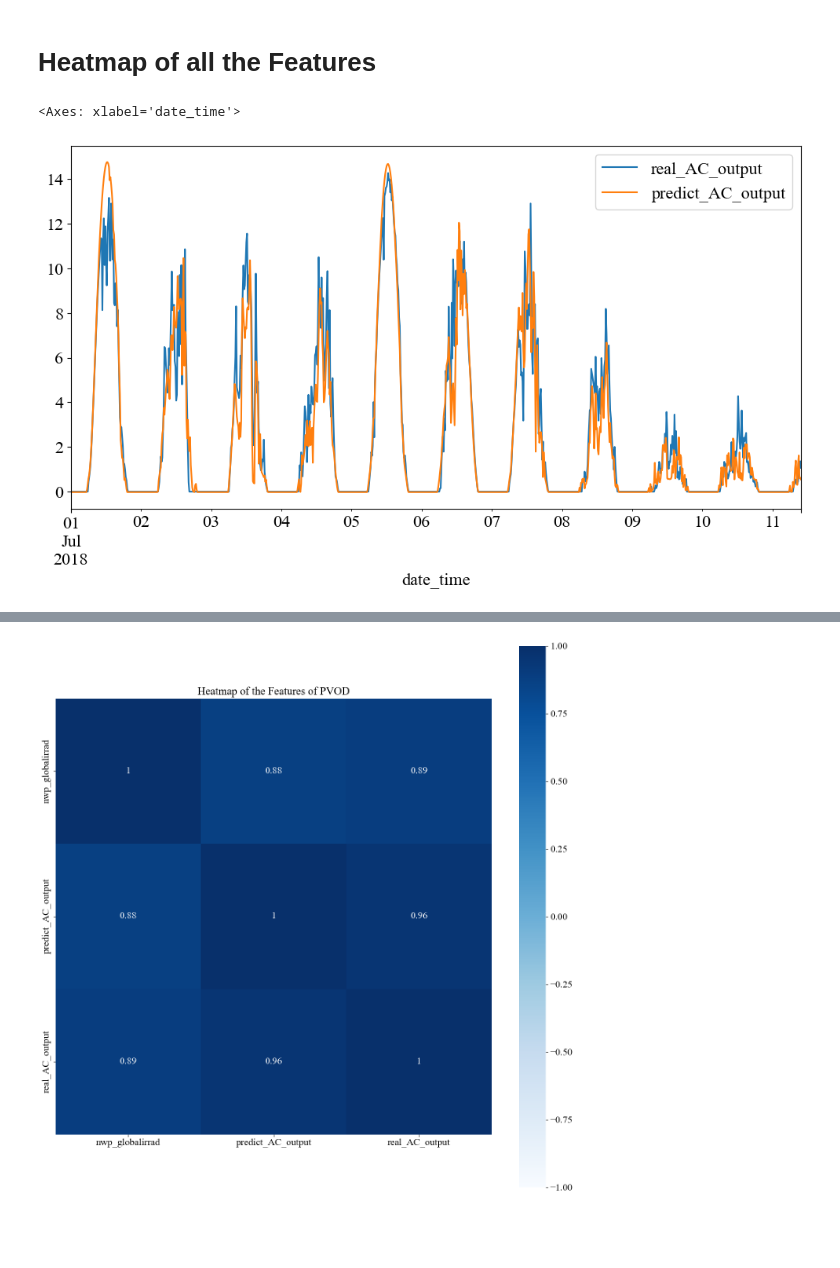
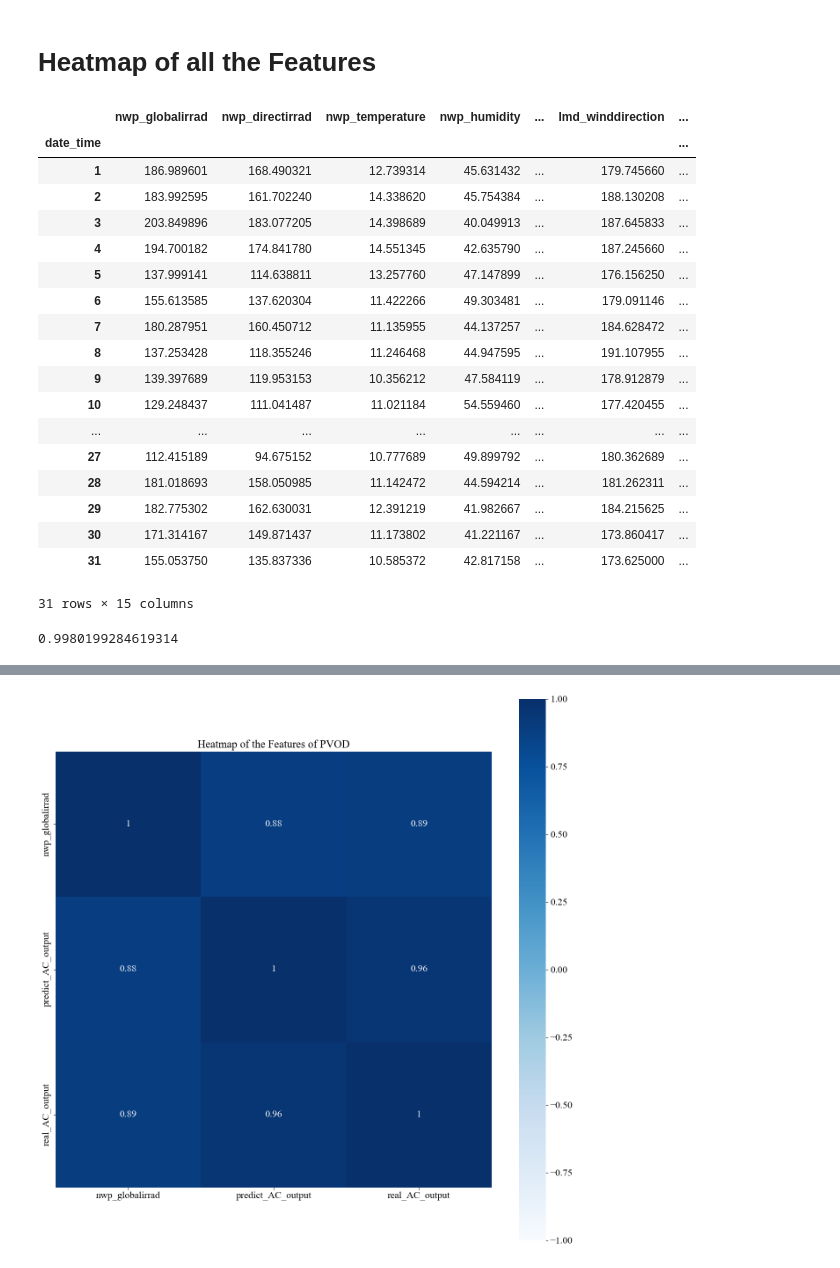
Before and after one commit to naokic3/solar_projectN, a Jupyter notebook: PVODataset/src/SampleCode.ipynb, the cells around one changed output, grey strips where cells are left out. Drawn from its saved outputs; the diff is of its cells as text; code cells hidden in the pictures; blank space fills up the shorter version.

```diff
--- a/PVODataset/src/SampleCode.ipynb
+++ b/PVODataset/src/SampleCode.ipynb
@@ -392,6 +378,6 @@ site = location.Location(lat, lon, tz='Asia/Shanghai')
 # %%
 system = PVSystem(surface_tilt=31, surface_azimuth=180,
-                          module_parameters=module_parameters,
+                          module_parameters=sapm_params,
                           inverter_parameters=inverter_parameters,
                           modules_per_string=20, strings_per_inverter=100,
                           temperature_model_parameters=temperature_model_parameters)
@@ -491,13 +473,51 @@ all_ac = all_ac.reset_index(drop=True)
 # %%
 from pvodataset import PVODataset
 
-all_ac = ((all_ac / 1e6) * 135)
+all_ac = ((all_ac / 1e6) * 125.5)
 
 
 ori_data_0['ac_output'] = all_ac.values
 all_ac.shape
+
+
 ori_data_0 = ori_data_0.rename(columns = {'power':'real_AC_output', 'ac_output':'predict_AC_output'})
-ori_data_0.iloc[:1000].plot(y=['real_AC_output', 'predict_AC_output'], figsize=(12, 6))
+
+
+monthly_sum = ori_data_0.groupby(ori_data_0.index.day).mean()
+
+monthly_sum
 # %% [output]
+|  | nwp_globalirrad | nwp_directirrad | nwp_temperature | nwp_humidity | ... | lmd_winddirection | ... |
+| date_time |  |  |  |  |  |  | ... |
+| 1 | 186.989601 | 168.490321 | 12.739314 | 45.631432 | ... | 179.745660 | ... |
+| 2 | 183.992595 | 161.702240 | 14.338620 | 45.754384 | ... | 188.130208 | ... |
+| 3 | 203.849896 | 183.077205 | 14.398689 | 40.049913 | ... | 187.645833 | ... |
+| 4 | 194.700182 | 174.841780 | 14.551345 | 42.635790 | ... | 187.245660 | ... |
+| 5 | 137.999141 | 114.638811 | 13.257760 | 47.147899 | ... | 176.156250 | ... |
+| 6 | 155.613585 | 137.620304 | 11.422266 | 49.303481 | ... | 179.091146 | ... |
+| 7 | 180.287951 | 160.450712 | 11.135955 | 44.137257 | ... | 184.628472 | ... |
+| 8 | 137.253428 | 118.355246 | 11.246468 | 44.947595 | ... | 191.107955 | ... |
+| 9 | 139.397689 | 119.953153 | 10.356212 | 47.584119 | ... | 178.912879 | ... |
+| 10 | 129.248437 | 111.041487 | 11.021184 | 54.559460 | ... | 177.420455 | ... |
+| ... | ... | ... | ... | ... | ... | ... | ... |
+| 27 | 112.415189 | 94.675152 | 10.777689 | 49.899792 | ... | 180.362689 | ... |
+| 28 | 181.018693 | 158.050985 | 11.142472 | 44.594214 | ... | 181.262311 | ... |
+| 29 | 182.775302 | 162.630031 | 12.391219 | 41.982667 | ... | 184.215625 | ... |
+| 30 | 171.314167 | 149.871437 | 11.173802 | 41.221167 | ... | 173.860417 | ... |
+| 31 | 155.053750 | 135.837336 | 10.585372 | 42.817158 | ... | 173.625000 | ... |
-<Axes: xlabel='date_time'>
+31 rows × 15 columns
-[figure, removed]
+# %%
+modules_per_string = 20
+strings_per_inverter = 100
+
+# Calculate total modules
+total_modules = modules_per_string * strings_per_inverter
+module_power = module_parameters['STC']  # Should be around 250W
+total_system_power = (module_power * 2000) / 1000
+total_system_power
+target_farm_size_kw = 500
+scaling_factor = target_farm_size_kw / total_system_power
+
+scaling_factor
+# %% [output]
+0.9980199284619314
```
Also changed, not shown: parts of 14 cells of this notebook, 1 other file.
